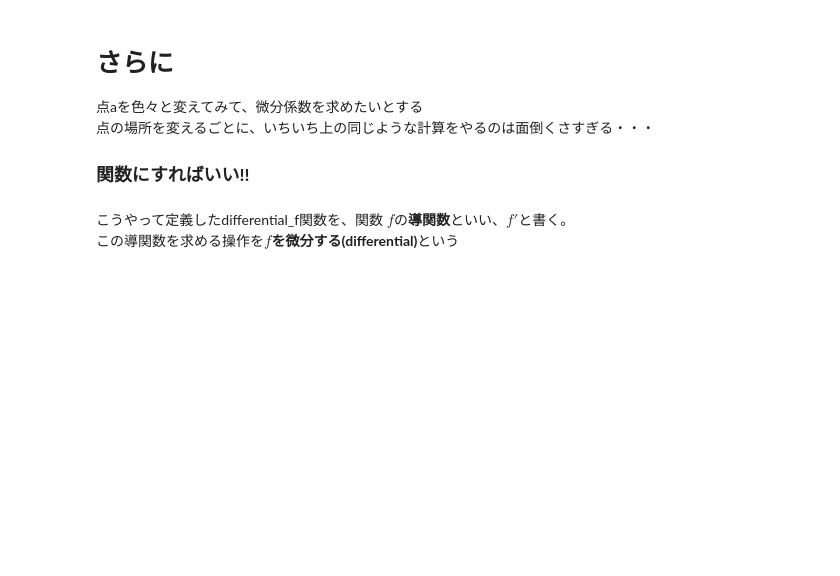
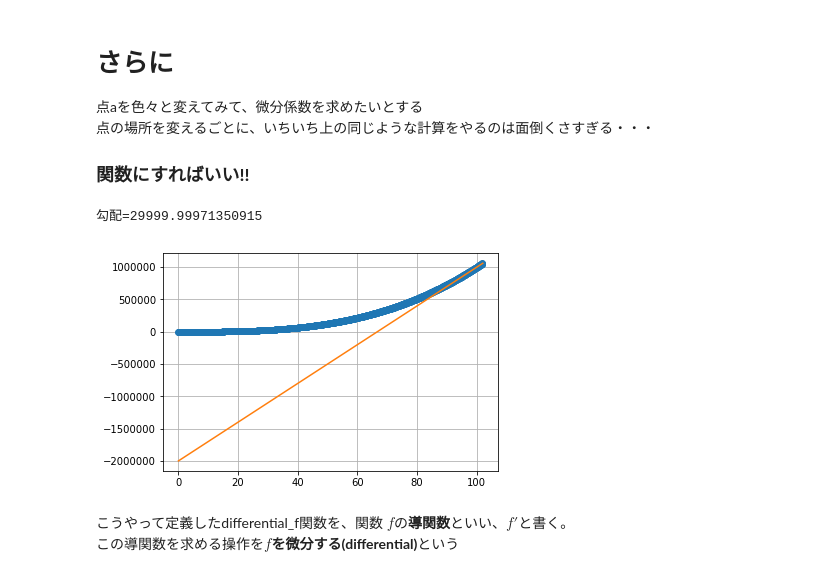
Before and after one commit to sasakinzm/jupyter-notebook-user-seminar, a Jupyter notebook: 03_differential_foundation.ipynb, the cells around one changed output. Saved outputs shown, nothing was run; the diff lists cells and outputs as text; code cells hidden in the pictures; blank space fills up the shorter version.

```diff
--- a/03_differential_foundation.ipynb
+++ b/03_differential_foundation.ipynb
@@ -110,7 +137,10 @@ def differential_f(x):
     drawf(x+2)
     makeline(a(x), b(x - 0.0000001), [0, x+2])
 # %%
-differential_f(3)
+differential_f(100)
+# %% [output]
+勾配=29999.99971350915
+[figure, added]
 # %% [markdown]
 こうやって定義したdifferential_f関数を、関数 $f$の<b>導関数</b>といい、$f'$と書く。
 この導関数を求める操作を<b>$f$を微分する(differential)</b>という
```
Also changed, not shown: parts of 10 cells of this notebook, 2 other files.
